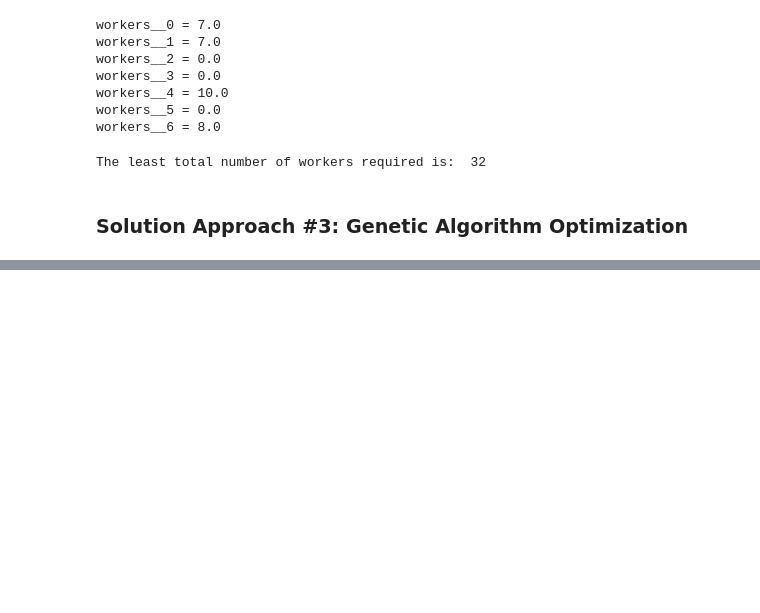
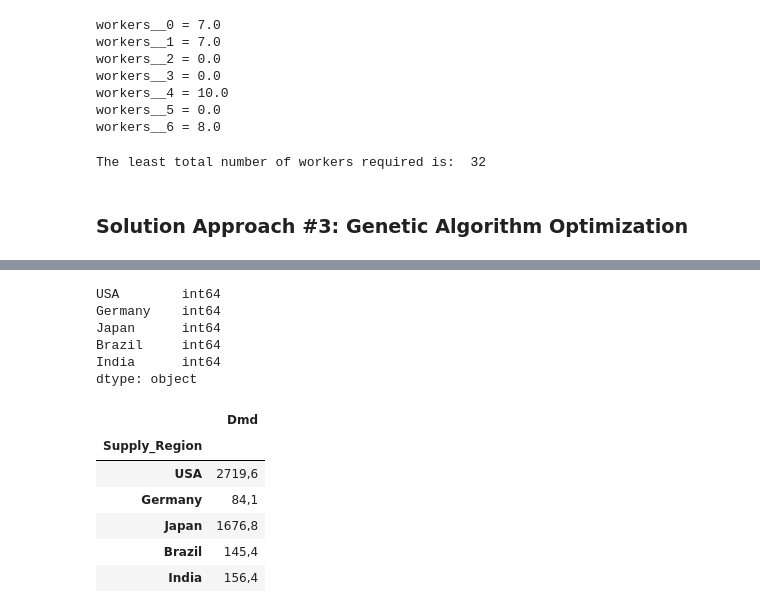
Before and after one commit to Sebastian1981/Operations_Research, a Jupyter notebook: experiments/optimization_pocs.ipynb, the cells around one changed output, grey strips where cells are left out. Saved outputs shown, nothing was run; the diff lists cells and outputs as text; code cells hidden in the pictures; blank space fills up the shorter version.

```diff
--- a/experiments/optimization_pocs.ipynb
+++ b/experiments/optimization_pocs.ipynb
@@ -415,0 +456,24 @@ Total Benefit =  105.0
+# %%
+# check data type
+var_cost.dtypes
+# %% [output]
+USA        int64
+Germany    int64
+Japan      int64
+Brazil     int64
+India      int64
+dtype: object
+# %%
+# import demand data
+demand = pd.read_csv('../data/demand.csv',
+                      sep=';',
+                      index_col='Supply_Region')
+demand.head()
+# %% [output]
+|  | Dmd |
+| Supply_Region |  |
+| USA | 2719,6 |
+| Germany | 84,1 |
+| Japan | 1676,8 |
+| Brazil | 145,4 |
+| India | 156,4 |
```
Also changed, not shown: parts of 26 cells of this notebook, 4 other files.
